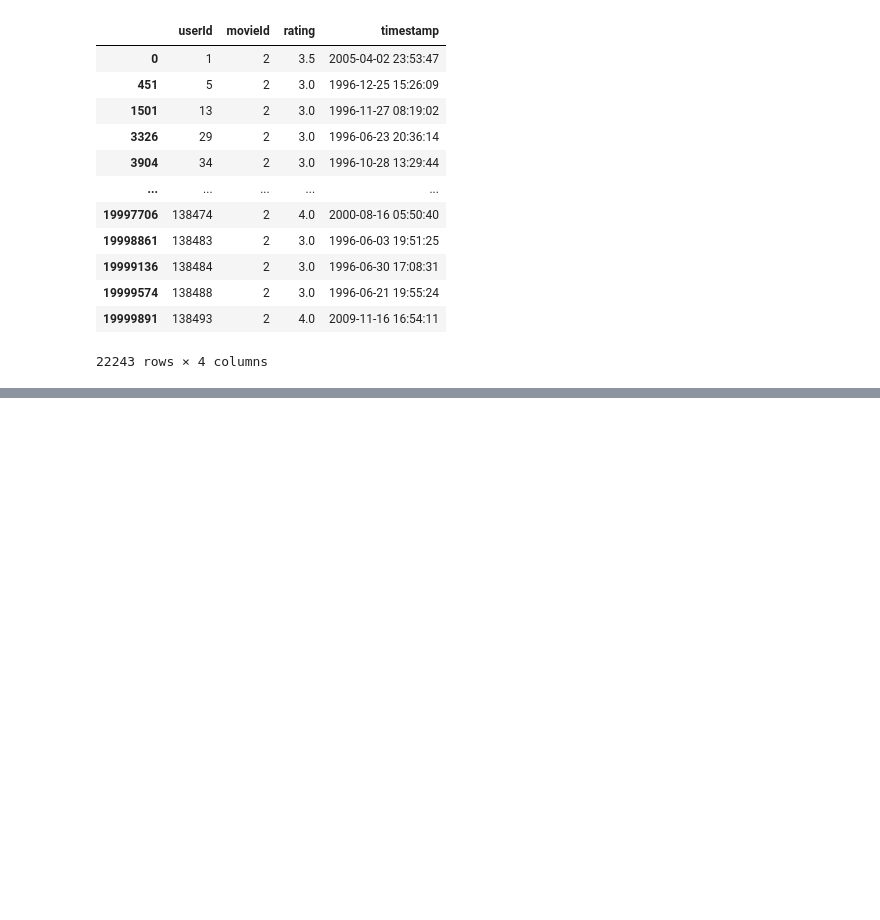
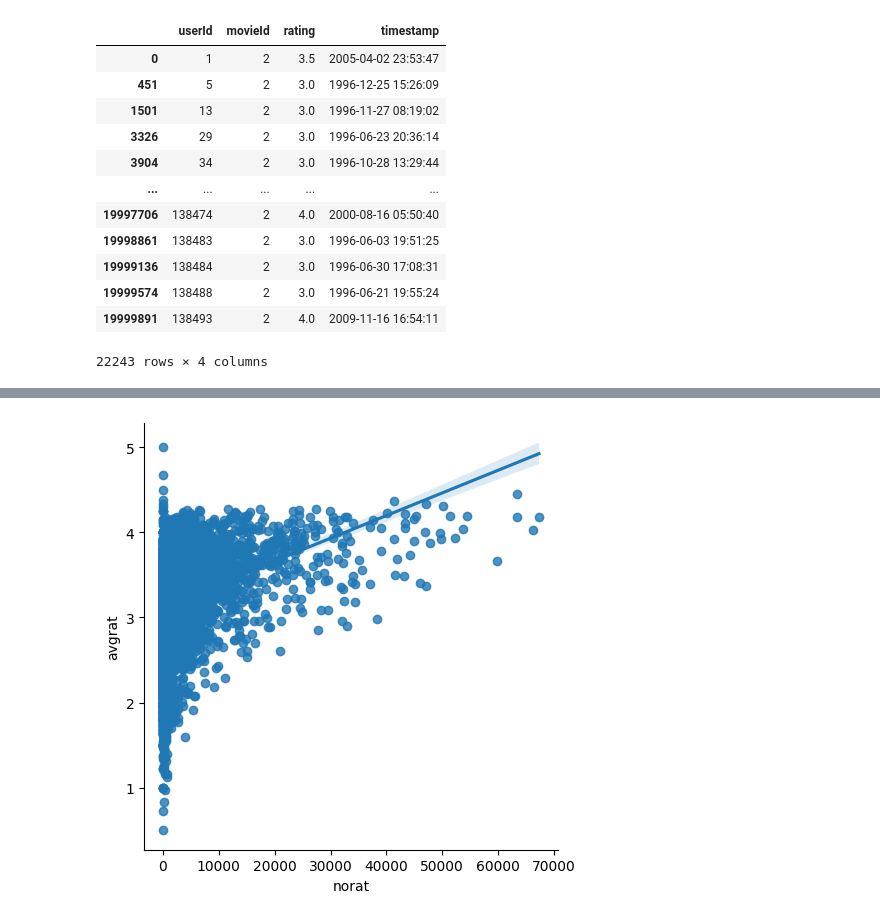
Before and after one commit to arneethr/Data-Science-EDA-Starter, a Jupyter notebook: Data Science.ipynb, the cells around one changed output, grey strips where cells are left out. Saved outputs shown, nothing was run; the diff lists cells and outputs as text; code cells hidden in the pictures; blank space fills up the shorter version.

```diff
--- a/Data Science.ipynb
+++ b/Data Science.ipynb
@@ -115,0 +136,4 @@ ratings[ratings['movieId']==2]
+# %%
+movies['avgrat']=movies['avgrat'].fillna(movies['avgrat'].mean())
+# %%
+movies['norat']=movies['norat'].fillna(movies['norat'].mean())
@@ -115,0 +165,4 @@ ratings[ratings['movieId']==2]
+# %%
+vis=sns.lmplot(data=movies,x='norat',y='avgrat')
+# %% [output]
+[figure, added]
```
Also changed, not shown: parts of 8 cells of this notebook.
